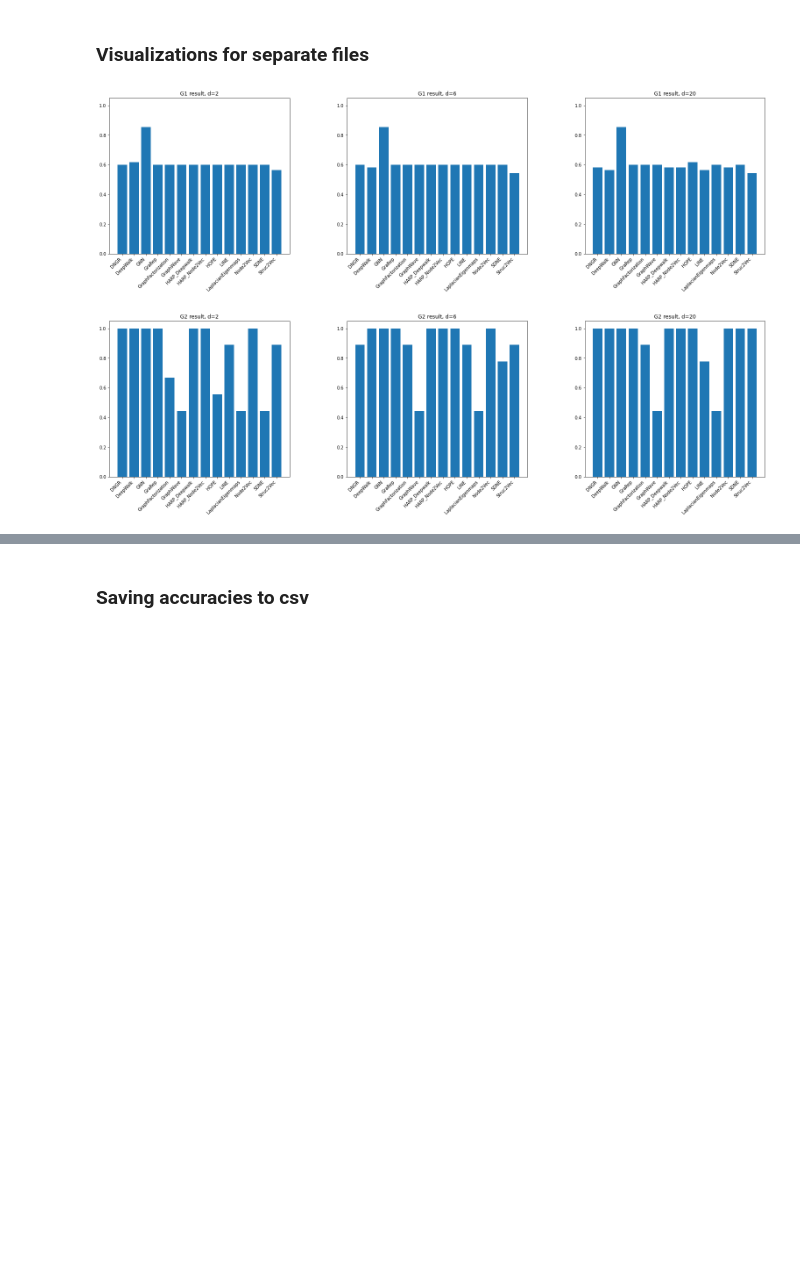
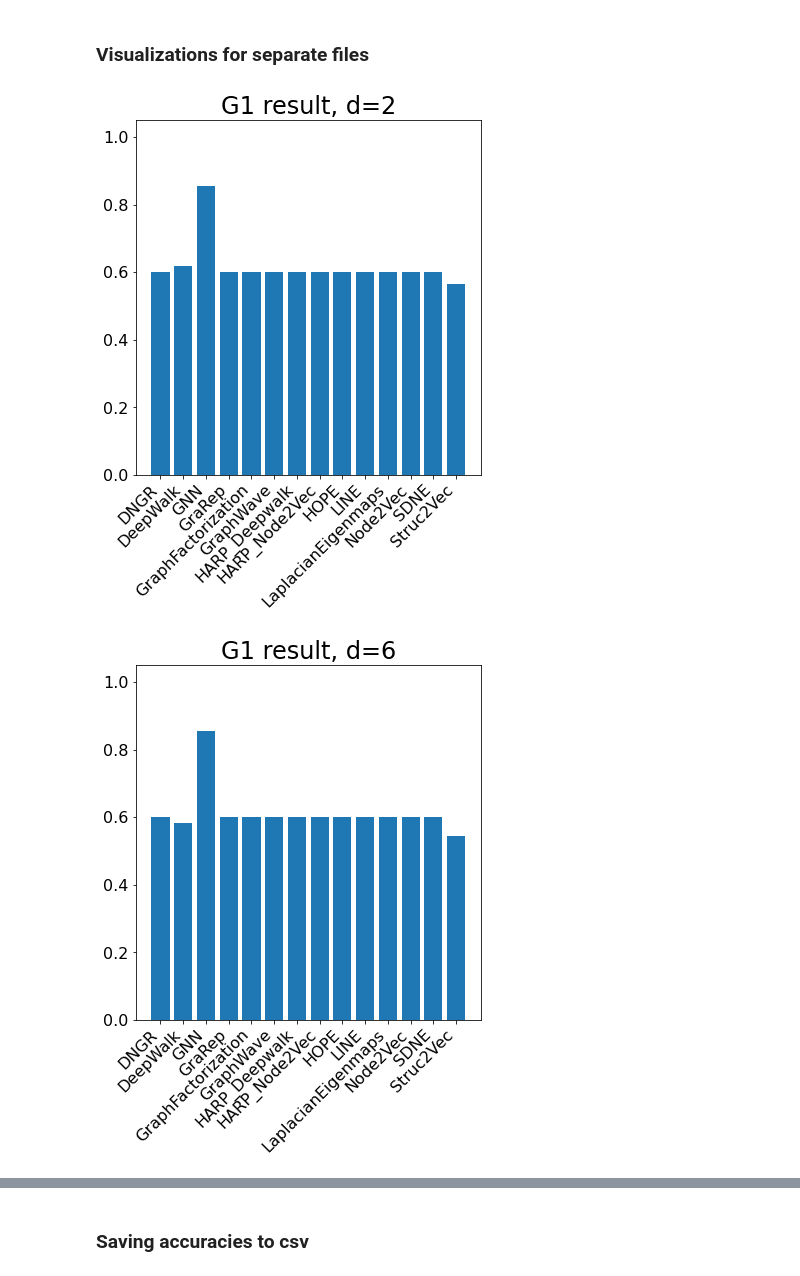
Before and after one commit to lukaszbrzozowski/ReLeGy, a Jupyter notebook: Analysis/Classification analysis.ipynb, the cells around one changed output, grey strips where cells are left out. Cells and saved outputs as stored; diff of their text form; code cells hidden in the pictures; blank space fills up the shorter version.

```diff
--- a/Analysis/Classification analysis.ipynb
+++ b/Analysis/Classification analysis.ipynb
@@ -252,21 +276,22 @@ plt.show()
 # %% [markdown]
 ### Visualizations for separate files
 # %%
-rcParams["figure.figsize"] = 24, 8
+rcParams["figure.figsize"] = 8, 8
 G_results = [[G1_res_d2,G1_res_d6,G1_res_d20],[G2_res_d2,G2_res_d6,G2_res_d20],[G3_res_d2,G3_res_d6,G3_res_d20]]
 G_names = ["G1","G2","G3"]
 d_vals = [2, 6, 20]
 
 for name, d_results in zip(G_names, G_results):
-    fig, axs = plt.subplots(1, 3)
-    fig.tight_layout(pad=10.0)
     for i, (d, results) in enumerate(zip(d_vals,d_results)):
-        plt.setp(axs[i].xaxis.get_majorticklabels(), rotation=45, ha='right')
-        axs[i].set_ylim(0,1.05)
-        axs[i].set_title(f"{name} result, d={d_vals[i]}")
-        axs[i].bar(results[:, 0], np.round(results[:, 1].astype(np.float32), 3))
-    plt.savefig(f"Classification/Classification-{name}-results.png", transparent=True)
+        fig, axs = plt.subplots(1, 1)
+        fig.tight_layout(pad=10.0)
+        plt.setp(axs.xaxis.get_majorticklabels(), rotation=45, ha='right', size=16)
+        axs.set_ylim(0,1.05)
+        plt.setp(axs.yaxis.get_majorticklabels(), size=16)
+        axs.set_title(f"{name} result, d={d_vals[i]}", size = 24)
+        axs.bar(results[:, 0], np.round(results[:, 1].astype(np.float32), 3))
+        plt.savefig(f"Classification/Classification-{name}-{d}-results.png", transparent=True)
 plt.show()
 # %% [output]
-[figure, old version]
+[figure, new version]
-[figure, old version]
+[figure, new version]
```
Also changed, not shown: parts of 9 cells of this notebook, 33 other files.
